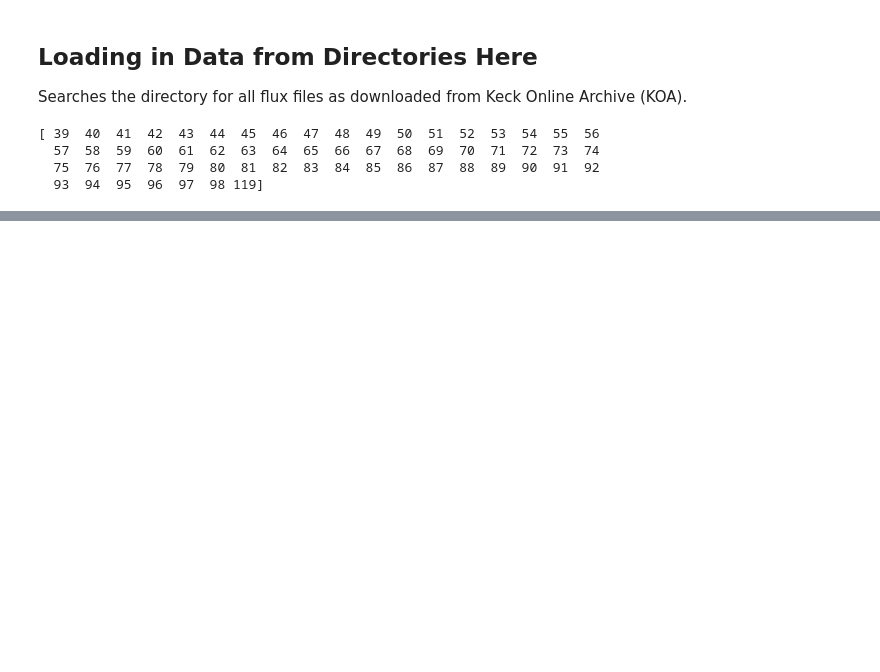
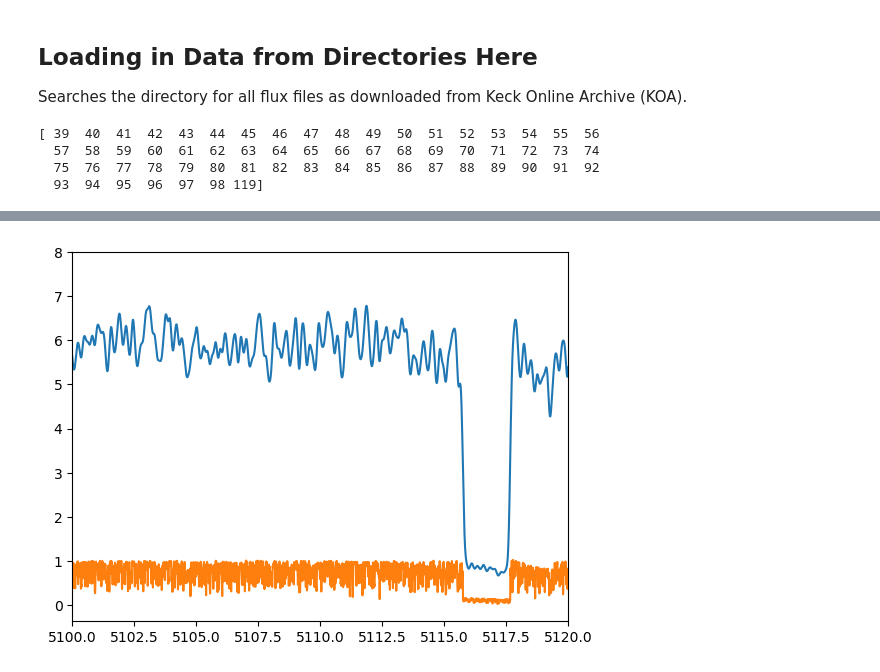
Before and after one commit to mdd423/wobble_jax, a Jupyter notebook: notebooks/03-gilese436.ipynb, the cells around one changed output, grey strips where cells are left out. Drawn from its saved outputs; the diff is of its cells as text; code cells hidden in the pictures; blank space fills up the shorter version.

```diff
--- a/notebooks/03-gilese436.ipynb
+++ b/notebooks/03-gilese436.ipynb
@@ -641,0 +638,2 @@ plt.show()
+# %%
+iodine_tbl = scipy.io.readsav('../data/keck_fts_renorm.idl')
@@ -641,0 +675,28 @@ plt.show()
+# %%
+def gaussian(xs,sigma):
+    return 1/np.sqrt(2*sigma**2*np.pi)*jnp.exp(-xs**2/(2 *sigma**2))
+
+def uneven_convolve_gauss(xs,ys,sigma,srange):
+    def _internal(xss,yss):
+        kernel = gaussian(xss,sigma)
+        return jnp.dot(yss,kernel)/jnp.sqrt(jnp.dot(kernel,kernel))
+
+    mean_diff = np.diff(xs).mean()
+    ind_range = int(srange*sigma/mean_diff)
+    print(ind_range)
+    print(ys.shape,xs.shape)
+
+    xss = np.zeros(shape=(len(xs),2*ind_range+1))
+    yss = np.zeros(shape=(len(xs),2*ind_range+1))
+    for i in range(len(xs)):
+        temp = np.zeros((xss.shape[1]))
+        temp_range = i + np.arange(-ind_range,ind_range+1,dtype=int)
+        temp_index, = np.where((temp_range > 0)*(temp_range < len(xss)))
+        xss[i,temp_index] = xs[temp_range[temp_index]] - xs[i]
+        yss[i,temp_index] = ys[temp_range[temp_index]]
+
+    return jax.vmap(_internal)(xss,yss)
+# %%
+resolution = 80_000
+sigma = jabble.physics.delta_x(resolution)
+gas_conv = uneven_convolve_gauss(np.log(iodine_tbl['wiod']),iodine_tbl['siod'],sigma,10)
@@ -641,0 +734,7 @@ plt.show()
+# %%
+plt.plot(iodine_tbl['wiod'],gas_conv)
+plt.plot(iodine_tbl['wiod'],iodine_tbl['siod'])
+plt.xlim(5100,5120)
+plt.show()
+# %% [output]
+[figure, added]
```
Also changed, not shown: parts of 14 cells of this notebook, 1 other file.
